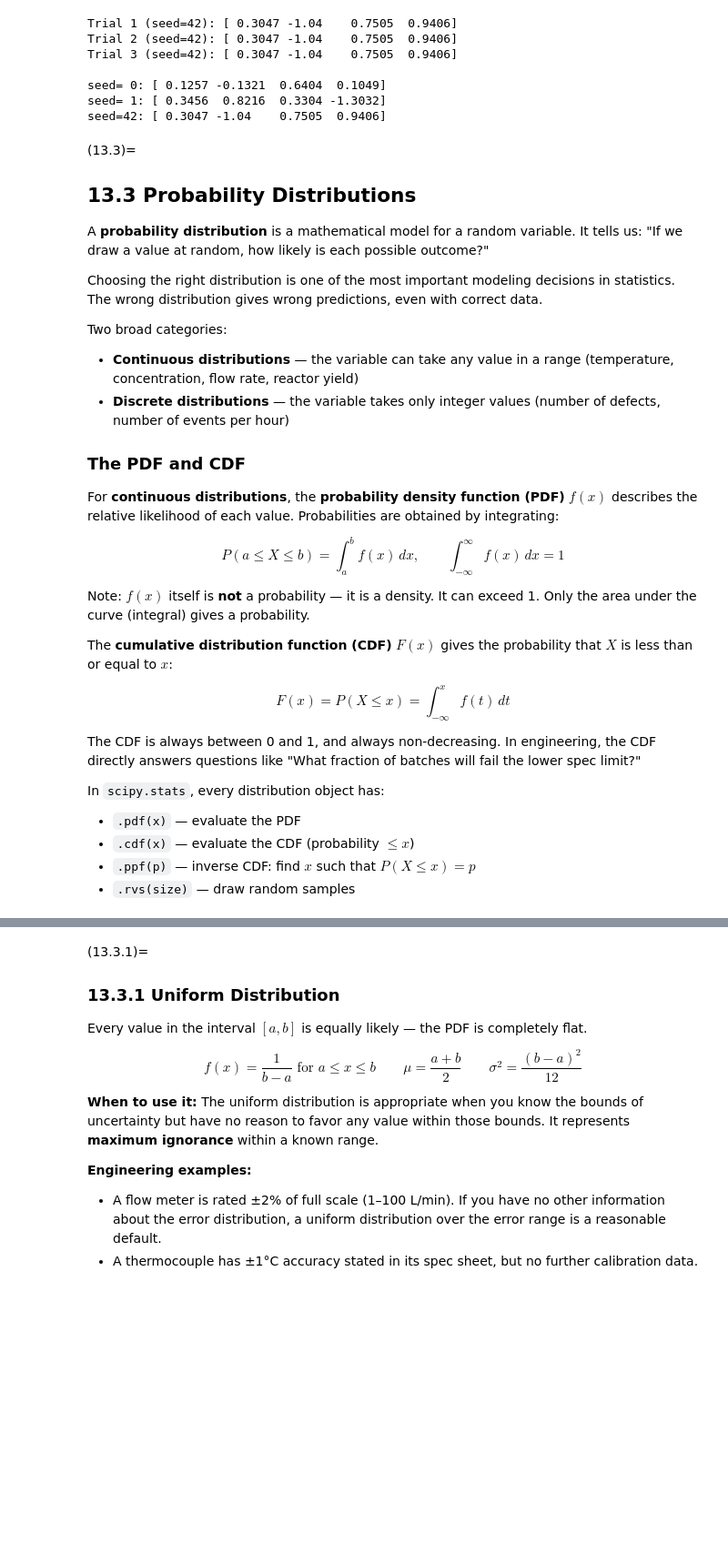
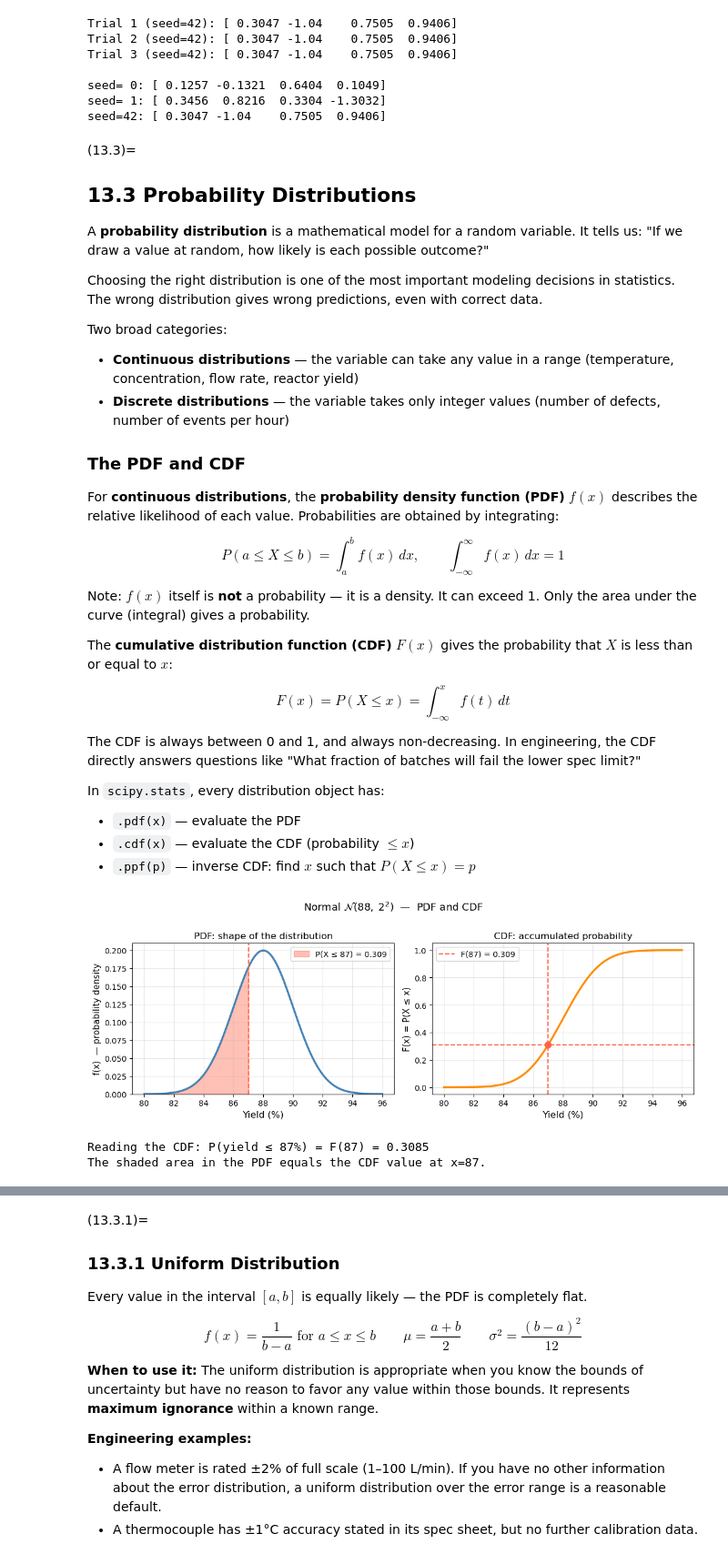
Before and after one commit to ock-group/CHME212-2026-Spring, a Jupyter notebook: _sources/docs/chapter13/13_notebook.ipynb, the cells around one changed output, grey strips where cells are left out. Shown at 91% size. Cells and saved outputs as stored; diff of their text form; code cells hidden in the pictures; blank space fills up the shorter version.

```diff
--- a/_sources/docs/chapter13/13_notebook.ipynb
+++ b/_sources/docs/chapter13/13_notebook.ipynb
@@ -425,4 +425,52 @@ In `scipy.stats`, every distribution object has:
 - `.pdf(x)` — evaluate the PDF
 - `.cdf(x)` — evaluate the CDF (probability $\leq x$)
 - `.ppf(p)` — inverse CDF: find $x$ such that $P(X \leq x) = p$
-- `.rvs(size)` — draw random samples
+# %%
+from scipy import stats
+import numpy as np
+import matplotlib.pyplot as plt
+
+mu, sigma = 88.0, 2.0          # batch yield: mean 88%, std 2%
+dist = stats.norm(loc=mu, scale=sigma)
+
+x = np.linspace(mu - 4*sigma, mu + 4*sigma, 400)
+x_shade = np.linspace(mu - 4*sigma, 87.0, 400)   # area to the left of x=87
+
+fig, axes = plt.subplots(1, 2, figsize=(11, 4))
+
+# ── Left: PDF ────────────────────────────────────────────────────────────────
+ax = axes[0]
+ax.plot(x, dist.pdf(x), 'steelblue', linewidth=2.5)
+ax.fill_between(x_shade, dist.pdf(x_shade), color='tomato', alpha=0.4,
+                label=f'P(X ≤ 87) = {dist.cdf(87):.3f}')
+ax.axvline(87, color='tomato', linestyle='--', linewidth=1.5)
+ax.set_xlabel('Yield (%)', fontsize=12)
+ax.set_ylabel('f(x)  — probability density', fontsize=11)
+ax.set_title('PDF: shape of the distribution', fontsize=12)
+ax.legend(fontsize=10)
+ax.set_ylim(bottom=0)
+ax.grid(True, alpha=0.3)
+
+# ── Right: CDF ───────────────────────────────────────────────────────────────
+ax = axes[1]
+ax.plot(x, dist.cdf(x), 'darkorange', linewidth=2.5)
+ax.axvline(87, color='tomato', linestyle='--', linewidth=1.5)
+ax.axhline(dist.cdf(87), color='tomato', linestyle='--', linewidth=1.5,
+           label=f'F(87) = {dist.cdf(87):.3f}')
+ax.plot(87, dist.cdf(87), 'o', color='tomato', markersize=8)
+ax.set_xlabel('Yield (%)', fontsize=12)
+ax.set_ylabel('F(x) = P(X ≤ x)', fontsize=11)
+ax.set_title('CDF: accumulated probability', fontsize=12)
+ax.legend(fontsize=10)
+ax.grid(True, alpha=0.3)
+
+plt.suptitle(r'Normal $\mathcal{N}(88,\; 2^2)$  —  PDF and CDF', fontsize=13, y=1.01)
+plt.tight_layout()
+plt.show()
+
+print(f"Reading the CDF: P(yield ≤ 87%) = F(87) = {dist.cdf(87):.4f}")
+print(f"The shaded area in the PDF equals the CDF value at x=87.")
+# %% [output]
+[figure, added]
+Reading the CDF: P(yield ≤ 87%) = F(87) = 0.3085
+The shaded area in the PDF equals the CDF value at x=87.
```
Also changed, not shown: parts of 5 cells of this notebook, 38 other files.
